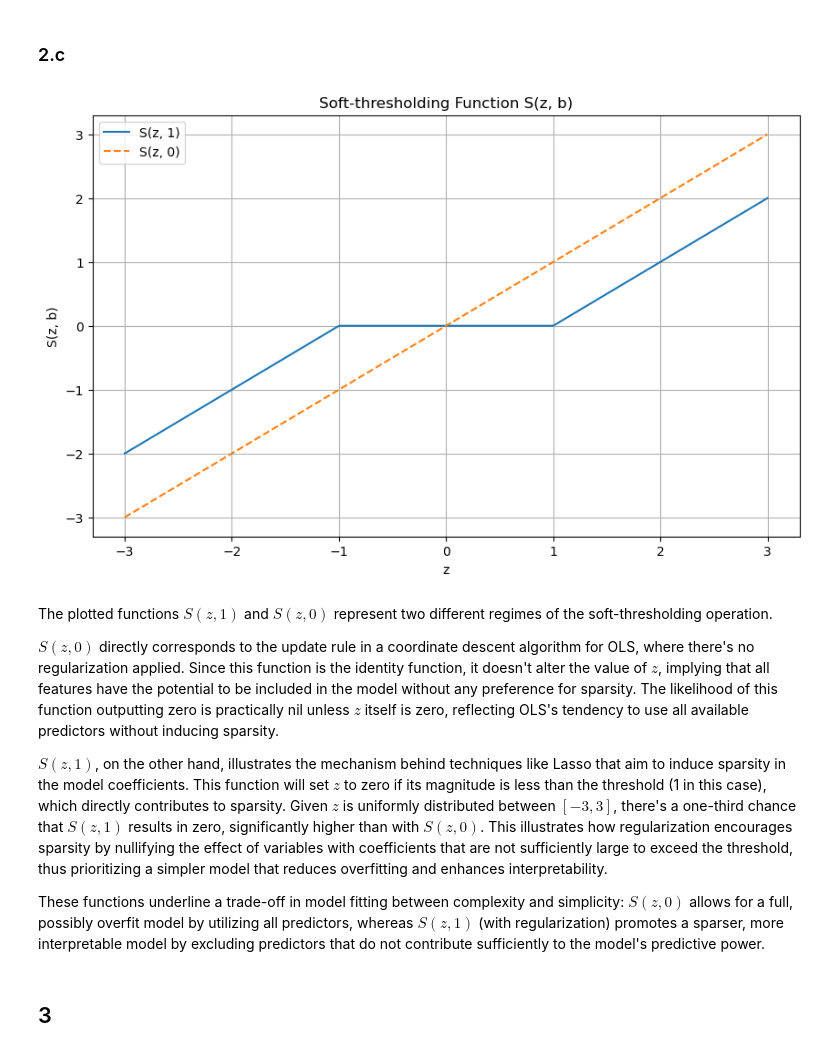
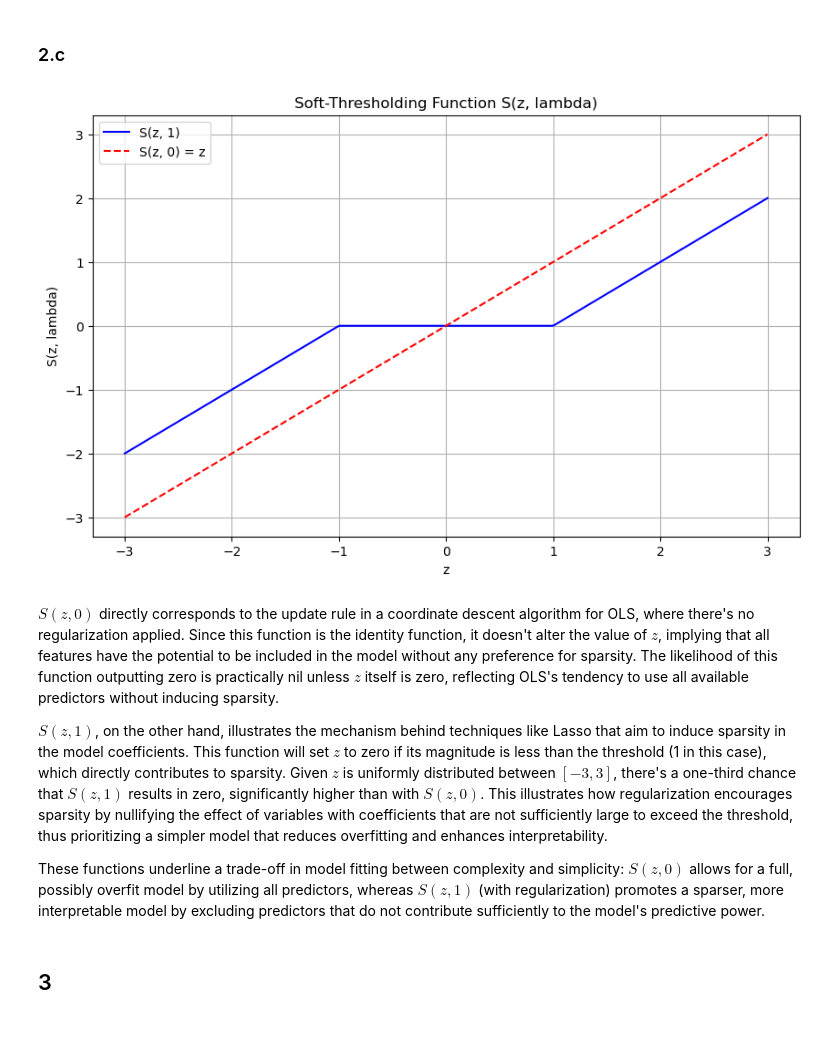
Before and after one commit to Datadili/EconML, a Jupyter notebook: pset_6/pset06.ipynb, the cells around one changed output. Drawn from its saved outputs; the diff is of its cells as text; code cells hidden in the pictures.

```diff
--- a/pset_6/pset06.ipynb
+++ b/pset_6/pset06.ipynb
@@ -54,28 +90,35 @@ def compute_beta_j_star(y, X, lambd, alpha, tilde_beta, j):
 # %% [markdown]
 ### 2.c
 # %%
-# Define the range for z
+import matplotlib.pyplot as plt
+
+# Define the soft-thresholding function S(z, lambda)
+def S(z, lam):
+    return np.sign(z) * np.maximum(np.abs(z) - lam, 0)
+
+# Generate a range of z values from -3 to 3
 z = np.linspace(-3, 3, 300)
 
-# Calculate S(z, b) for b = 1 and b = 0
-S_z_1 = soft_thresholding(z, 1)
-S_z_0 = soft_thresholding(z, 0)
+# Calculate S(z, 1) and S(z, 0) for the range of z values
+S_z_1 = S(z, 1)
+S_z_0 = S(z, 0)  # Equivalent to z, since lam=0 results in no thresholding
 
 # Plotting
 plt.figure(figsize=(10, 6))
-plt.plot(z, S_z_1, label='S(z, 1)')
-plt.plot(z, S_z_0, label='S(z, 0)', linestyle='--')
-plt.title('Soft-thresholding Function S(z, b)')
+
+plt.plot(z, S_z_1, label='S(z, 1)', color='blue')
+plt.plot(z, S_z_0, label='S(z, 0) = z', color='red', linestyle='--')
+
+plt.title('Soft-Thresholding Function S(z, lambda)')
 plt.xlabel('z')
-plt.ylabel('S(z, b)')
+plt.ylabel('S(z, lambda)')
 plt.legend()
 plt.grid(True)
+
 plt.show()
 # %% [output]
-[figure, old version]
+[figure, new version]
 # %% [markdown]
-The plotted functions $S(z, 1)$ and $S(z, 0)$ represent two different regimes of the soft-thresholding operation.
-
 $S(z, 0)$ directly corresponds to the update rule in a coordinate descent algorithm for OLS, where there's no regularization applied. Since this function is the identity function, it doesn't alter the value of $z$, implying that all features have the potential to be included in the model without any preference for sparsity. The likelihood of this function outputting zero is practically nil unless $z$ itself is zero, reflecting OLS's tendency to use all available predictors without inducing sparsity.
 
 $S(z, 1)$, on the other hand, illustrates the mechanism behind techniques like Lasso that aim to induce sparsity in the model coefficients. This function will set $z$ to zero if its magnitude is less than the threshold (1 in this case), which directly contributes to sparsity. Given $z$ is uniformly distributed between $[-3, 3]$, there's a one-third chance that $S(z, 1)$ results in zero, significantly higher than with $S(z, 0)$. This illustrates how regularization encourages sparsity by nullifying the effect of variables with coefficients that are not sufficiently large to exceed the threshold, thus prioritizing a simpler model that reduces overfitting and enhances interpretability.
```
Also changed, not shown: parts of 26 cells of this notebook, 3 other files.
